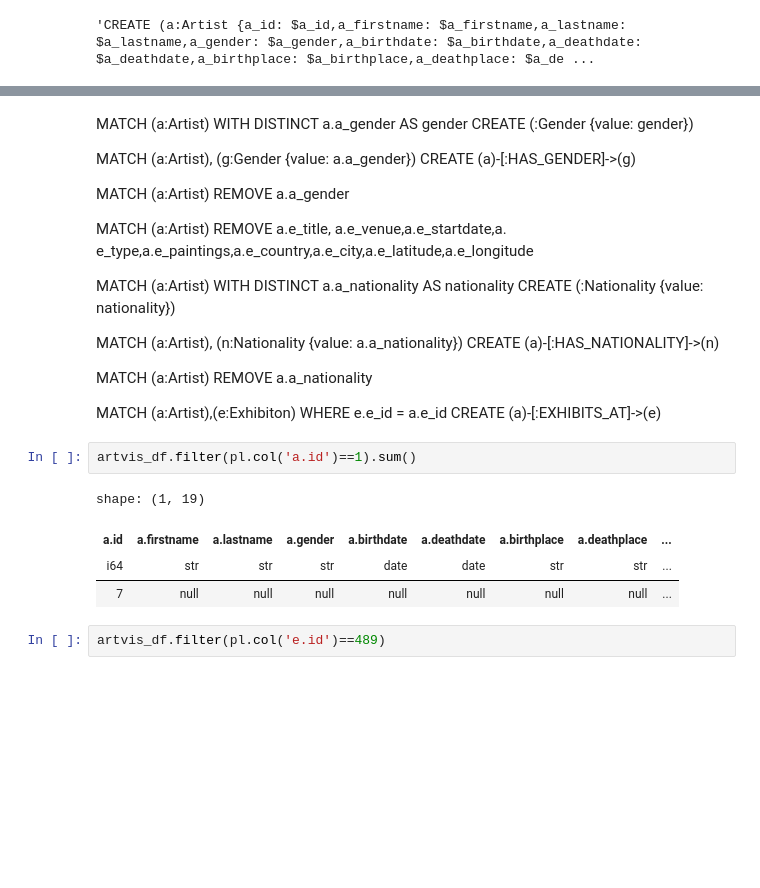
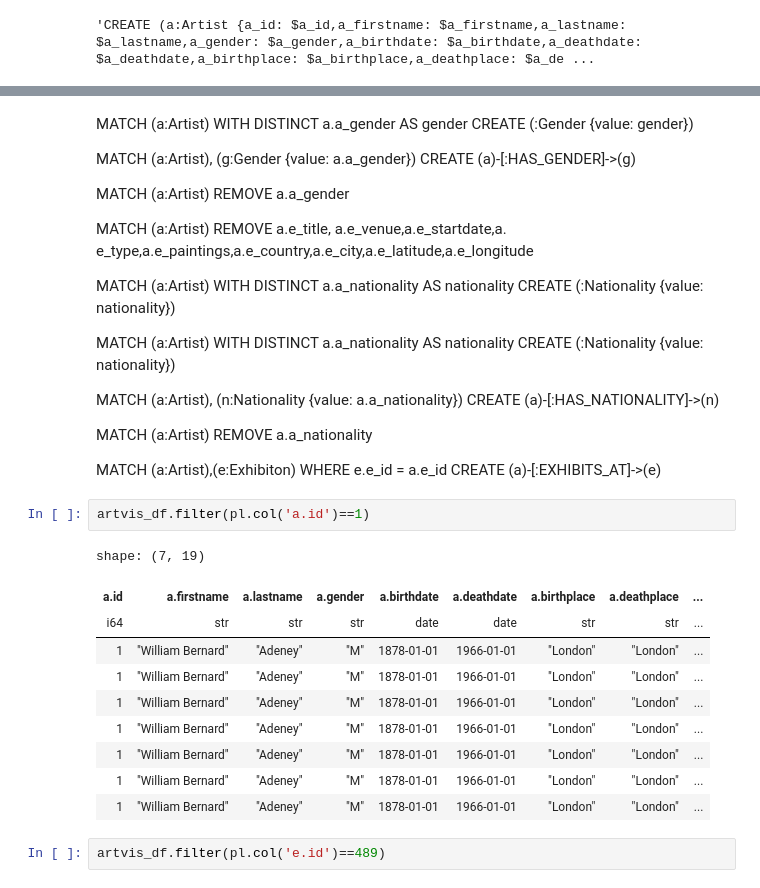
Before and after one commit to rolandramp/infoVis24G4, a Jupyter notebook: InfoVis24G4Ex1/Analysis.ipynb, the cells around one changed output, grey strips where cells are left out. Cells and saved outputs as stored; diff of their text form; blank space fills up the shorter version.

```diff
--- a/InfoVis24G4Ex1/Analysis.ipynb
+++ b/InfoVis24G4Ex1/Analysis.ipynb
@@ -469,6 +487,10 @@ MATCH (a:Artist)
 WITH DISTINCT a.a_nationality AS nationality
 CREATE (:Nationality {value: nationality})
 
+MATCH (a:Artist)
+WITH DISTINCT a.a_nationality AS nationality
+CREATE (:Nationality {value: nationality})
+
 MATCH (a:Artist), (n:Nationality {value: a.a_nationality})
 CREATE (a)-[:HAS_NATIONALITY]->(n)
 
@@ -476,12 +498,18 @@ MATCH (a:Artist) REMOVE a.a_nationality
 
 MATCH (a:Artist),(e:Exhibiton) WHERE e.e_id = a.e_id CREATE (a)-[:EXHIBITS_AT]->(e)
 # %%
-artvis_df.filter(pl.col('a.id')==1).sum()
+artvis_df.filter(pl.col('a.id')==1)
 # %% [output]
-shape: (1, 19)
+shape: (7, 19)
 | a.id | a.firstname | a.lastname | a.gender | a.birthdate | a.deathdate | a.birthplace | a.deathplace | ... |
 | i64 | str | str | str | date | date | str | str | ... |
-| 7 | null | null | null | null | null | null | null | ... |
+| 1 | "William Bernard" | "Adeney" | "M" | 1878-01-01 | 1966-01-01 | "London" | "London" | ... |
+| 1 | "William Bernard" | "Adeney" | "M" | 1878-01-01 | 1966-01-01 | "London" | "London" | ... |
+| 1 | "William Bernard" | "Adeney" | "M" | 1878-01-01 | 1966-01-01 | "London" | "London" | ... |
+| 1 | "William Bernard" | "Adeney" | "M" | 1878-01-01 | 1966-01-01 | "London" | "London" | ... |
+| 1 | "William Bernard" | "Adeney" | "M" | 1878-01-01 | 1966-01-01 | "London" | "London" | ... |
+| 1 | "William Bernard" | "Adeney" | "M" | 1878-01-01 | 1966-01-01 | "London" | "London" | ... |
+| 1 | "William Bernard" | "Adeney" | "M" | 1878-01-01 | 1966-01-01 | "London" | "London" | ... |
 # %%
 artvis_df.filter(pl.col('e.id')==489)
 # %% [output]
```
Also changed, not shown: parts of 12 cells of this notebook, 3 other files.
